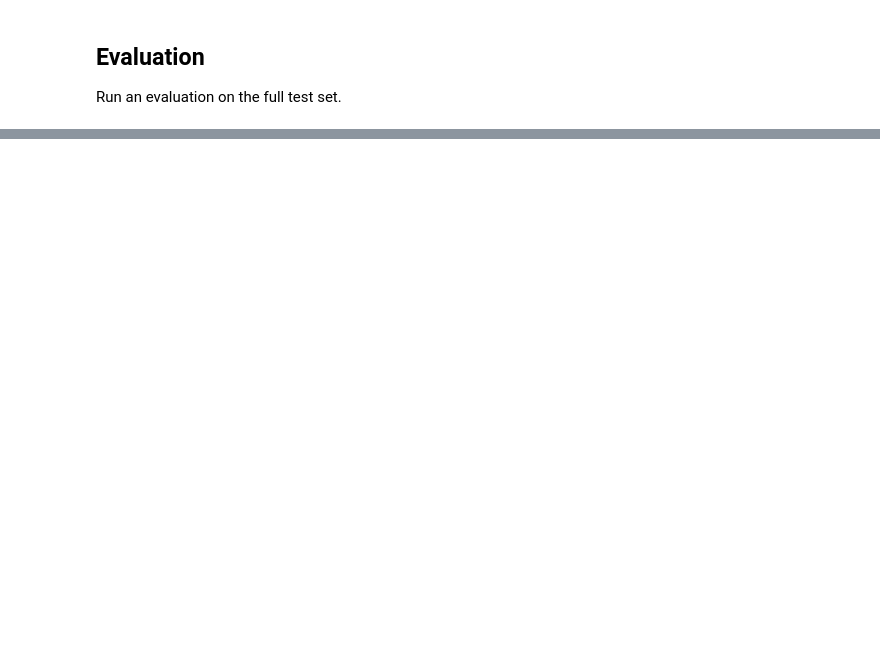
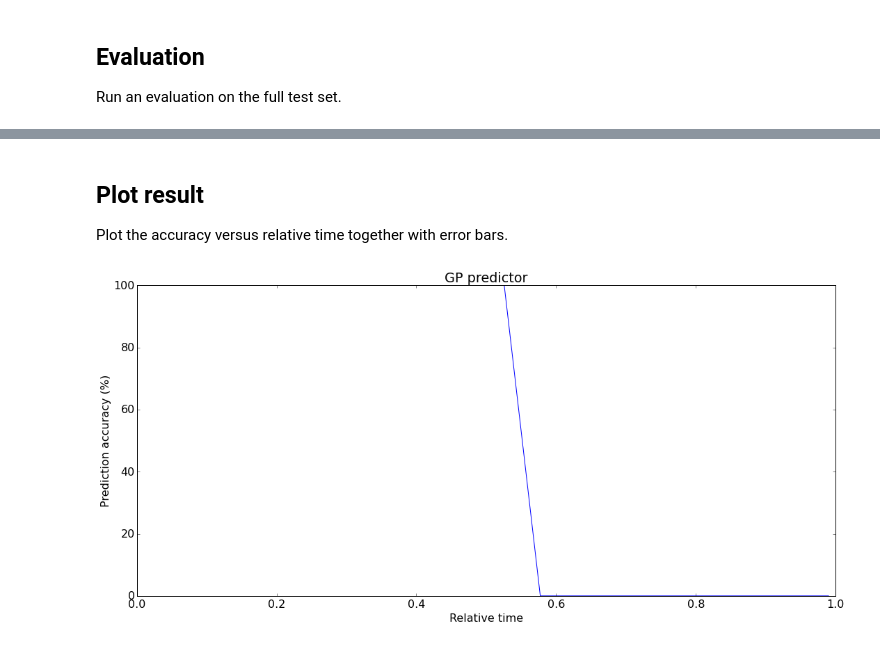
Before and after one commit to vicow/gaussian-process, a Jupyter notebook: notebooks/sidekick-multi-project-regression.ipynb, the cells around one changed output, grey strips where cells are left out. Drawn from its saved outputs; the diff is of its cells as text; code cells hidden in the pictures; blank space fills up the shorter version.

```diff
--- a/notebooks/sidekick-multi-project-regression.ipynb
+++ b/notebooks/sidekick-multi-project-regression.ipynb
@@ -157,0 +136,12 @@ array([ 0.        ,  0.05210526,  0.10421053,  0.15631579,  0.20842105,
+# %% [markdown]
+## Plot result
+Plot the accuracy versus relative time together with error bars.
+# %%
+r = np.array(result)
+plt.errorbar(np.linspace(0.01, 0.99, 20), 100 * np.mean(r, axis=0), 100 * np.std(r, axis=0))
+plt.title("GP predictor")
+plt.ylabel("Prediction accuracy (%)")
+plt.xlabel("Relative time")
+plt.show()
+# %% [output]
+[figure, added]
```
Also changed, not shown: parts of 7 cells of this notebook, 1 other file.
